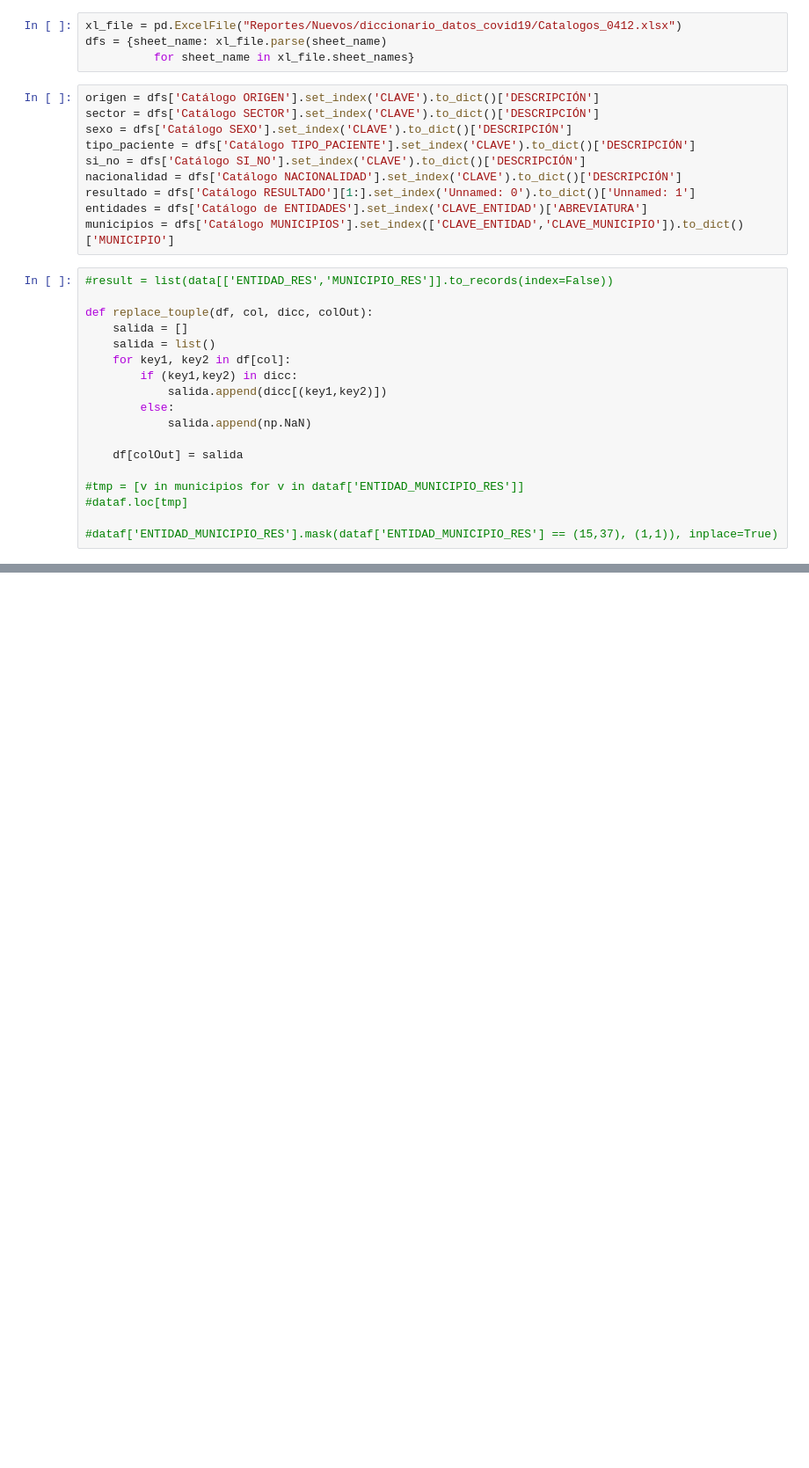
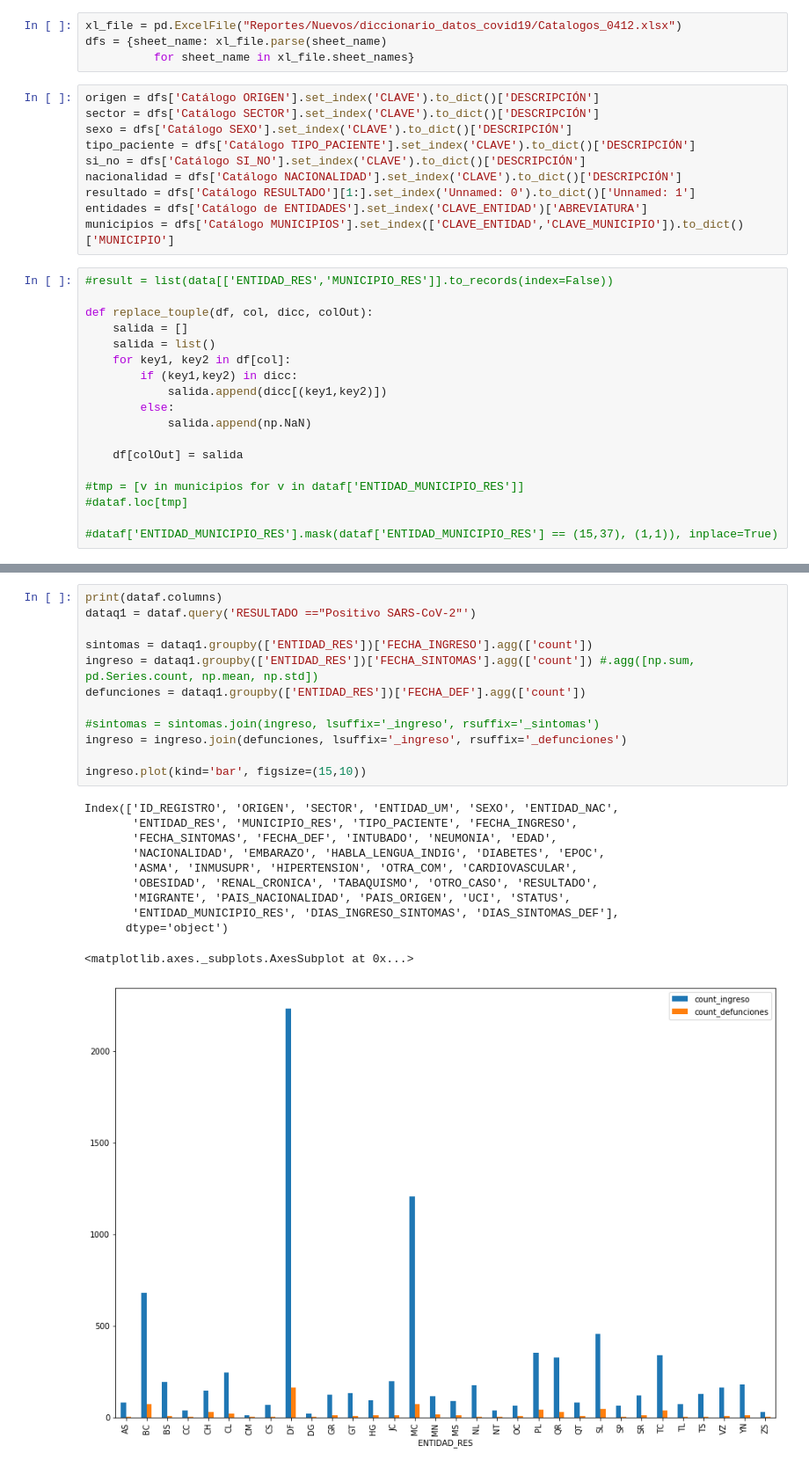
Before and after one commit to jjmaguayo/PruebasPython, a Jupyter notebook: LecturaCSV.ipynb, the cells around one changed output, grey strips where cells are left out. Shown: that part at 88% size. Cells and saved outputs as stored; diff of their text form; blank space fills up the shorter version.

```diff
--- a/LecturaCSV.ipynb
+++ b/LecturaCSV.ipynb
@@ -177 +179,25 @@ Index(['ORIGEN', 'SECTOR', 'ENTIDAD_UM', 'SEXO', 'ENTIDAD_NAC', 'ENTIDAD_RES',
+# %%
+print(dataf.columns)
+dataq1 = dataf.query('RESULTADO =="Positivo SARS-CoV-2"')
+
+sintomas = dataq1.groupby(['ENTIDAD_RES'])['FECHA_INGRESO'].agg(['count'])
+ingreso = dataq1.groupby(['ENTIDAD_RES'])['FECHA_SINTOMAS'].agg(['count']) #.agg([np.sum, pd.Series.count, np.mean, np.std])
+defunciones = dataq1.groupby(['ENTIDAD_RES'])['FECHA_DEF'].agg(['count'])
+
+#sintomas = sintomas.join(ingreso, lsuffix='_ingreso', rsuffix='_sintomas')
+ingreso = ingreso.join(defunciones, lsuffix='_ingreso', rsuffix='_defunciones')
+
+ingreso.plot(kind='bar', figsize=(15,10))
+# %% [output]
+Index(['ID_REGISTRO', 'ORIGEN', 'SECTOR', 'ENTIDAD_UM', 'SEXO', 'ENTIDAD_NAC',
+       'ENTIDAD_RES', 'MUNICIPIO_RES', 'TIPO_PACIENTE', 'FECHA_INGRESO',
+       'FECHA_SINTOMAS', 'FECHA_DEF', 'INTUBADO', 'NEUMONIA', 'EDAD',
+       'NACIONALIDAD', 'EMBARAZO', 'HABLA_LENGUA_INDIG', 'DIABETES', 'EPOC',
+       'ASMA', 'INMUSUPR', 'HIPERTENSION', 'OTRA_COM', 'CARDIOVASCULAR',
+       'OBESIDAD', 'RENAL_CRONICA', 'TABAQUISMO', 'OTRO_CASO', 'RESULTADO',
+       'MIGRANTE', 'PAIS_NACIONALIDAD', 'PAIS_ORIGEN', 'UCI', 'STATUS',
+       'ENTIDAD_MUNICIPIO_RES', 'DIAS_INGRESO_SINTOMAS', 'DIAS_SINTOMAS_DEF'],
+      dtype='object')
+<matplotlib.axes._subplots.AxesSubplot at 0x...>
+[figure, added]
 # %%
```
Also changed, not shown: parts of 7 cells of this notebook, 2 other files.
